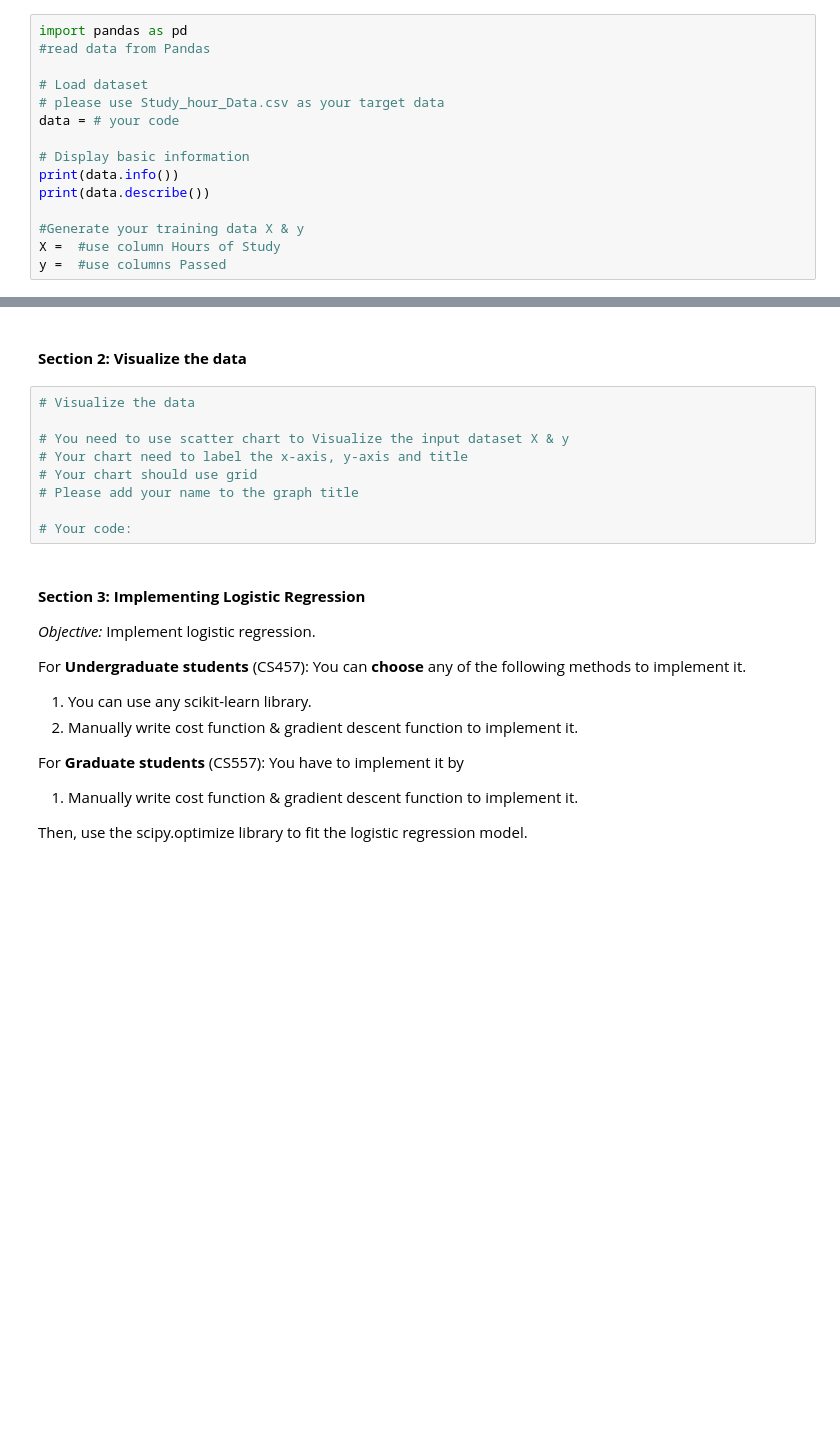
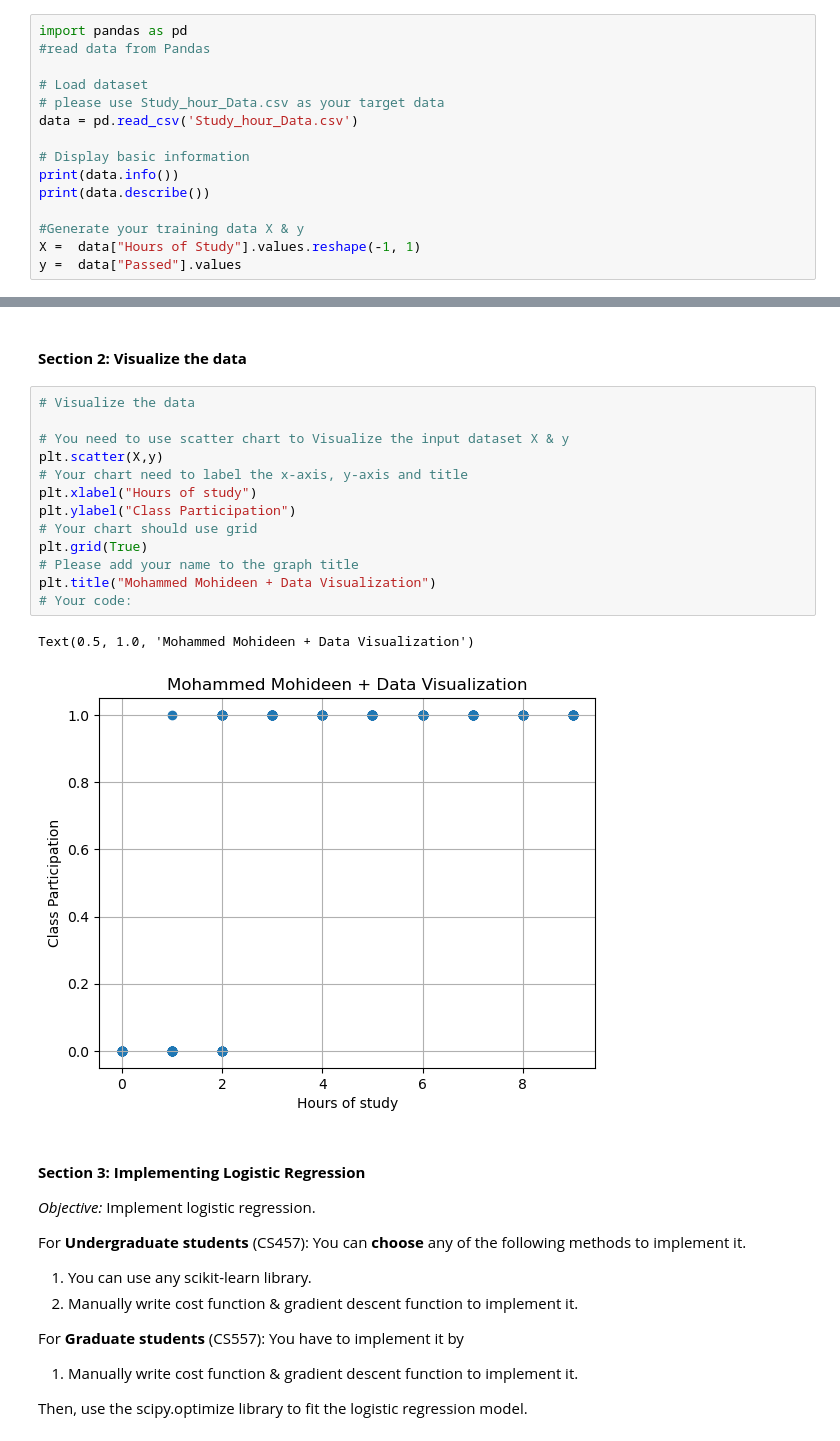
Before and after one commit to Mohammed03/CILabs, a Jupyter notebook: Lab 2/lab2.ipynb, the cells around one changed output, grey strips where cells are left out. Saved outputs shown, nothing was run; the diff lists cells and outputs as text; blank space fills up the shorter version.

```diff
--- a/Lab 2/lab2.ipynb
+++ b/Lab 2/lab2.ipynb
@@ -166,12 +192,12 @@ import pandas as pd
 
 # Load dataset
 # please use Study_hour_Data.csv as your target data
-data = # your code
+data = pd.read_csv('Study_hour_Data.csv')
 
 # Display basic information
 print(data.info())
 print(data.describe())
 
 #Generate your training data X & y
-X =  #use column Hours of Study
-y =  #use columns Passed
+X =  data["Hours of Study"].values.reshape(-1, 1)
+y =  data["Passed"].values
@@ -180,12 +227,19 @@ y =  #use columns Passed
 # %%
 # Visualize the data
 
 # You need to use scatter chart to Visualize the input dataset X & y
+plt.scatter(X,y)
 # Your chart need to label the x-axis, y-axis and title
+plt.xlabel("Hours of study")
+plt.ylabel("Class Participation")
 # Your chart should use grid
+plt.grid(True)
 # Please add your name to the graph title
-
+plt.title("Mohammed Mohideen + Data Visualization")
 # Your code:
+# %% [output]
+Text(0.5, 1.0, 'Mohammed Mohideen + Data Visualization')
+[figure, added]
 # %% [markdown]
 #### **Section 3: Implementing Logistic Regression**
 
```
Also changed, not shown: parts of 12 cells of this notebook.
